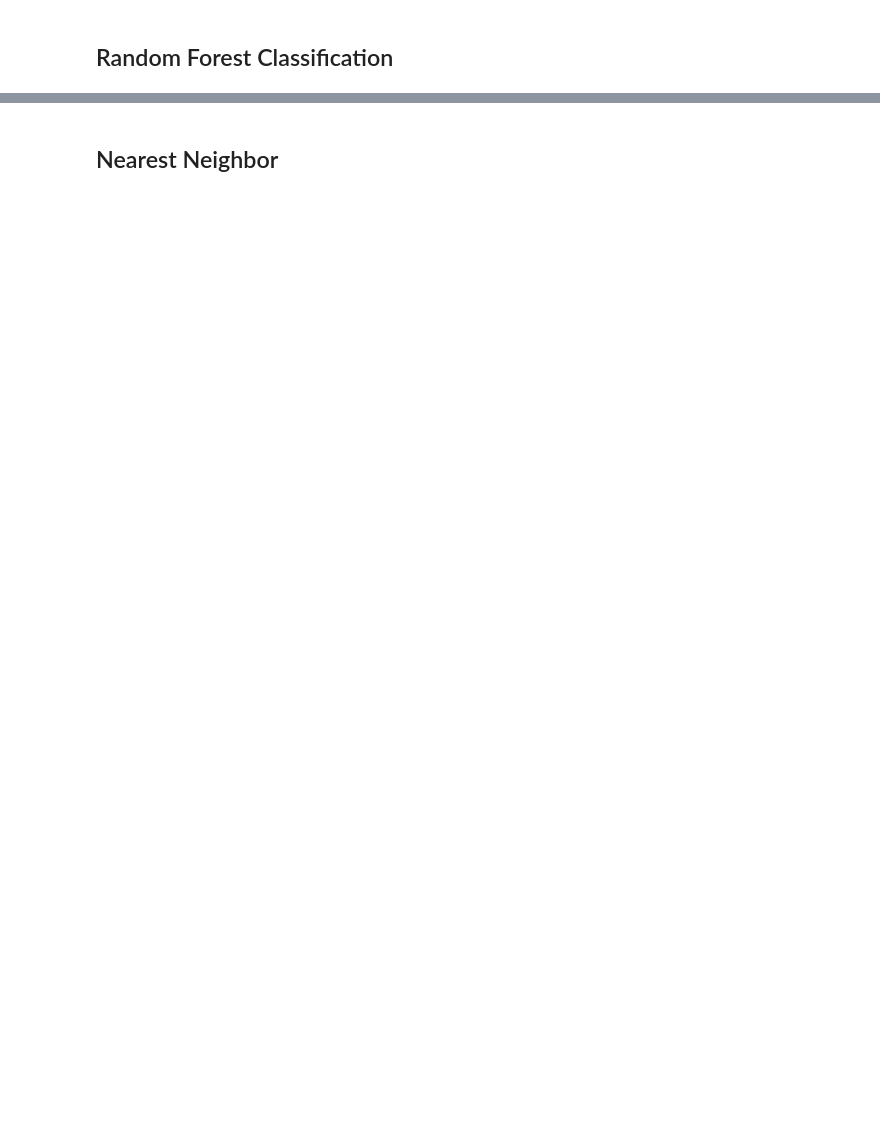
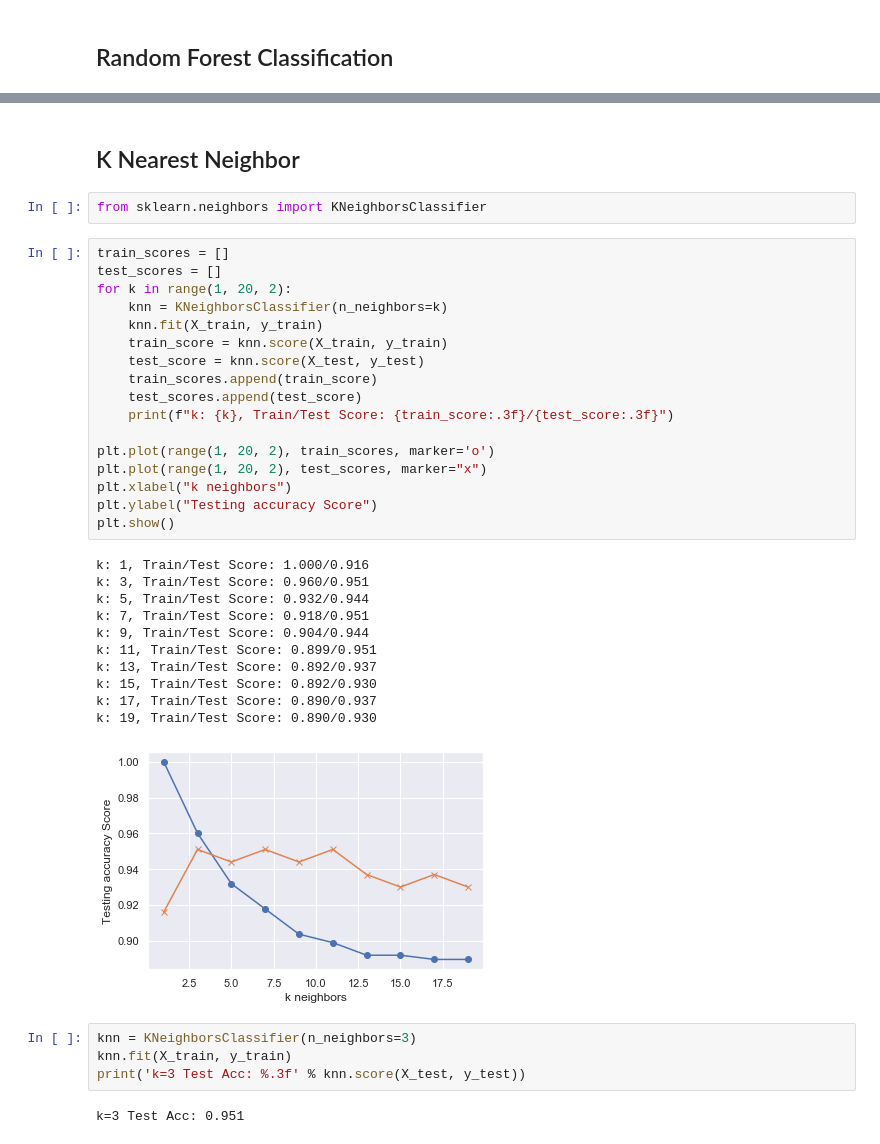
Before and after one commit to sopofedupz/Project-3---Breast-Cancer-Detection, a Jupyter notebook: Breast Cancer (Malignancies) Prediction.ipynb, the cells around one changed output, grey strips where cells are left out. Saved outputs shown, nothing was run; the diff lists cells and outputs as text; blank space fills up the shorter version.

```diff
--- a/Breast Cancer (Malignancies) Prediction.ipynb
+++ b/Breast Cancer (Malignancies) Prediction.ipynb
@@ -90,2 +223,39 @@ N ,D = X_train.shape
 # %% [markdown]
-## Nearest Neighbor
+## K Nearest Neighbor
+# %%
+from sklearn.neighbors import KNeighborsClassifier
+# %%
+train_scores = []
+test_scores = []
+for k in range(1, 20, 2):
+    knn = KNeighborsClassifier(n_neighbors=k)
+    knn.fit(X_train, y_train)
+    train_score = knn.score(X_train, y_train)
+    test_score = knn.score(X_test, y_test)
+    train_scores.append(train_score)
+    test_scores.append(test_score)
+    print(f"k: {k}, Train/Test Score: {train_score:.3f}/{test_score:.3f}")
+
+plt.plot(range(1, 20, 2), train_scores, marker='o')
+plt.plot(range(1, 20, 2), test_scores, marker="x")
+plt.xlabel("k neighbors")
+plt.ylabel("Testing accuracy Score")
+plt.show()
+# %% [output]
+k: 1, Train/Test Score: 1.000/0.916
+k: 3, Train/Test Score: 0.960/0.951
+k: 5, Train/Test Score: 0.932/0.944
+k: 7, Train/Test Score: 0.918/0.951
+k: 9, Train/Test Score: 0.904/0.944
+k: 11, Train/Test Score: 0.899/0.951
+k: 13, Train/Test Score: 0.892/0.937
+k: 15, Train/Test Score: 0.892/0.930
+k: 17, Train/Test Score: 0.890/0.937
+k: 19, Train/Test Score: 0.890/0.930
+[figure, added]
+# %%
+knn = KNeighborsClassifier(n_neighbors=3)
+knn.fit(X_train, y_train)
+print('k=3 Test Acc: %.3f' % knn.score(X_test, y_test))
+# %% [output]
+k=3 Test Acc: 0.951
```
Also changed, not shown: parts of 19 cells of this notebook, 2 other files.
